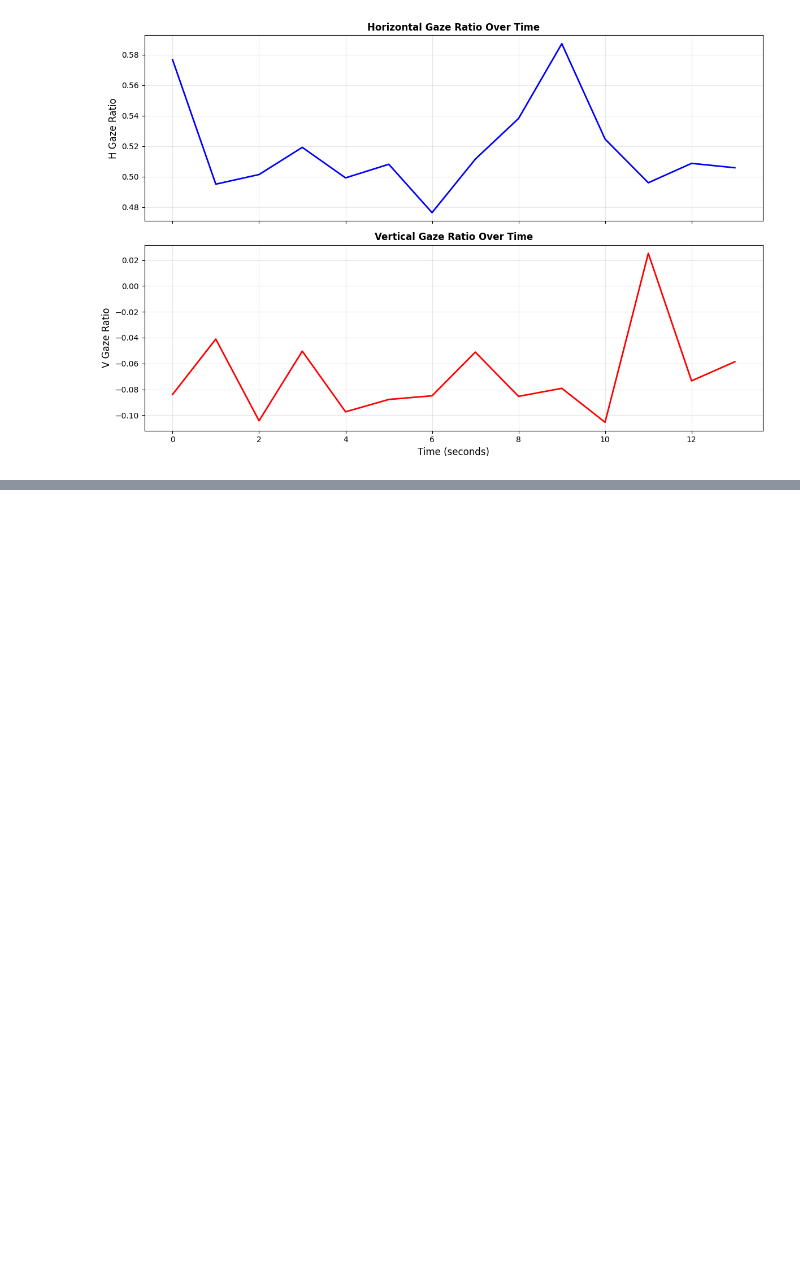
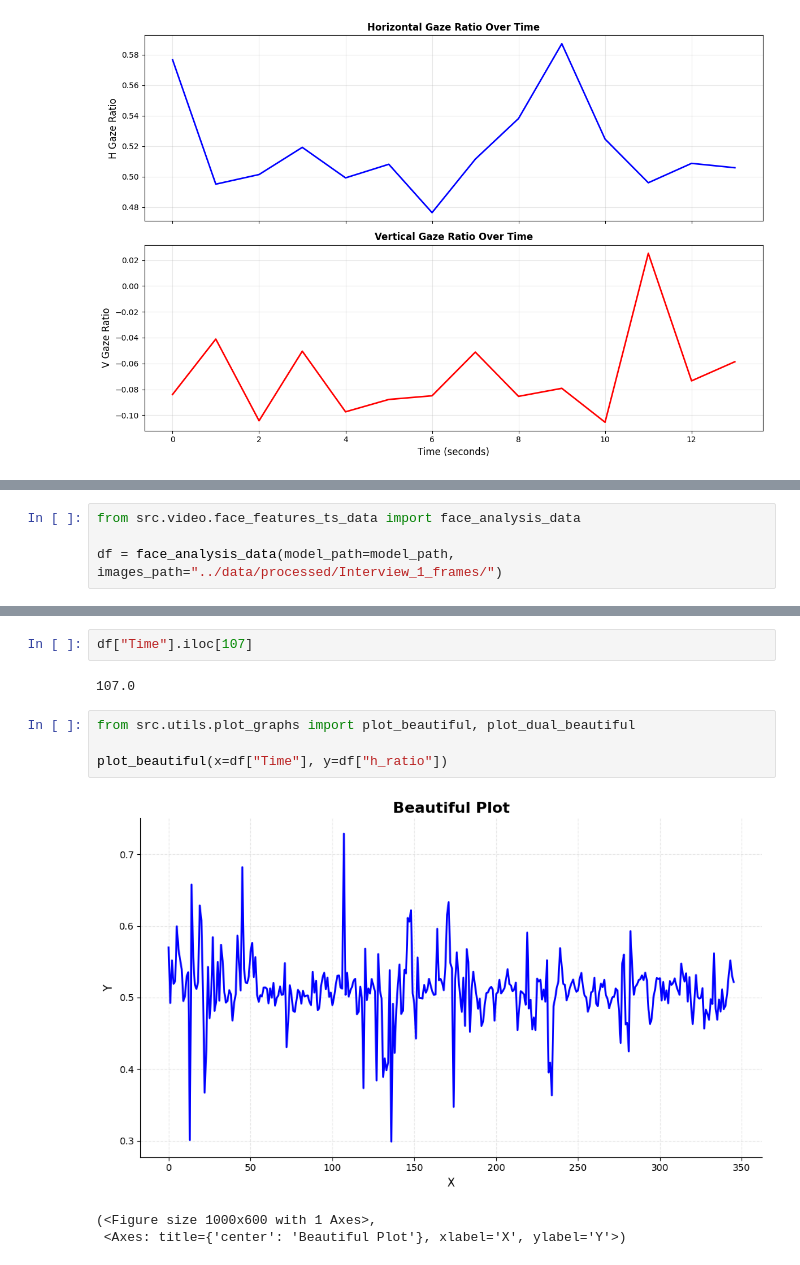
Before and after one commit to Ak62007/Multimodel-Reasoning, a Jupyter notebook: notebooks/testing.ipynb, the cells around one changed output, grey strips where cells are left out. Cells and saved outputs as stored; diff of their text form; blank space fills up the shorter version.

```diff
--- a/notebooks/testing.ipynb
+++ b/notebooks/testing.ipynb
@@ -658,0 +693,4 @@ plt.show()
+# %%
+from src.video.face_features_ts_data import face_analysis_data
+
+df = face_analysis_data(model_path=model_path, images_path="../data/processed/Interview_1_frames/")
@@ -658,0 +728,12 @@ plt.show()
+# %%
+df["Time"].iloc[107]
+# %% [output]
+107.0
+# %%
+from src.utils.plot_graphs import plot_beautiful, plot_dual_beautiful
+
+plot_beautiful(x=df["Time"], y=df["h_ratio"])
+# %% [output]
+[figure, added]
+(<Figure size 1000x600 with 1 Axes>,
+ <Axes: title={'center': 'Beautiful Plot'}, xlabel='X', ylabel='Y'>)
```
Also changed, not shown: parts of 7 cells of this notebook.
